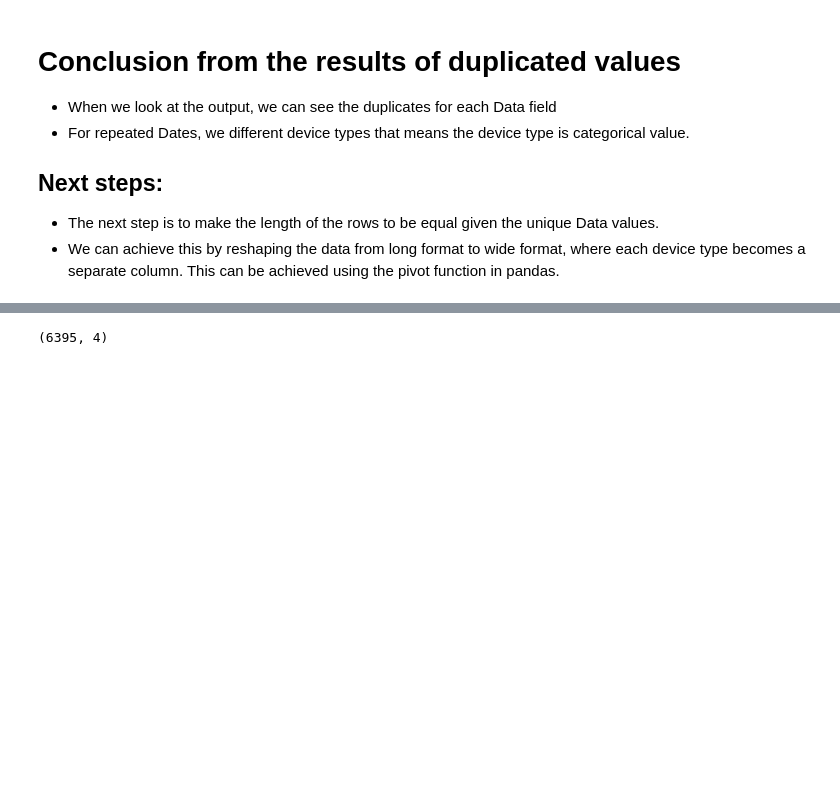
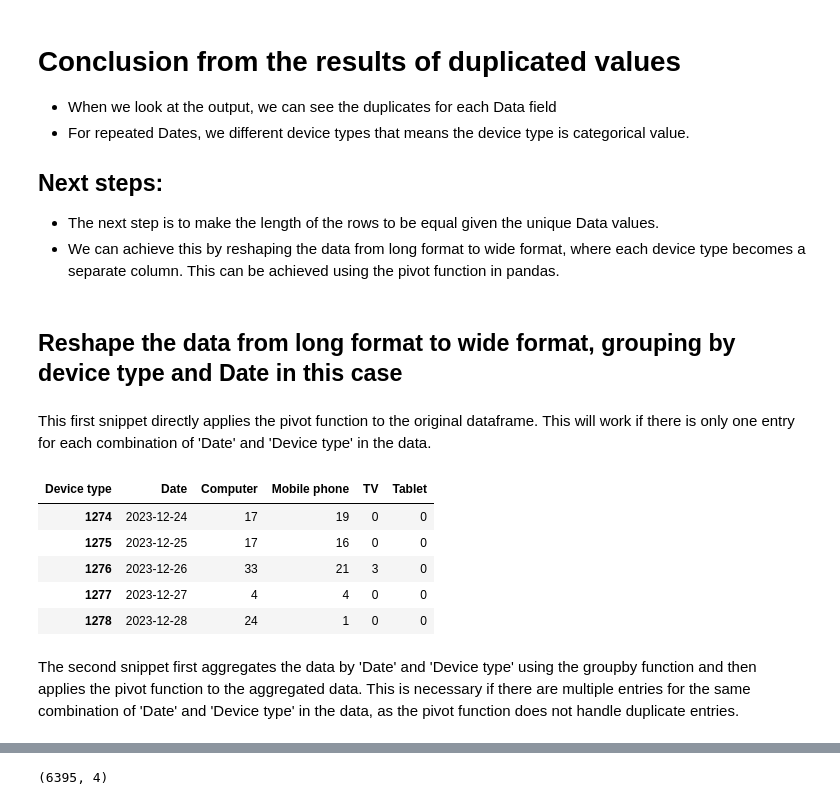
Before and after one commit to 10ac-group10/Redash_Chatbot_LLM, a Jupyter notebook: notebooks/data_understanding.ipynb, the cells around one changed output, grey strips where cells are left out. Drawn from its saved outputs; the diff is of its cells as text; code cells hidden in the pictures; blank space fills up the shorter version.

Commit message:
Reshape the data so that we have the same row number with Unique Dates values

```diff
--- a/notebooks/data_understanding.ipynb
+++ b/notebooks/data_understanding.ipynb
@@ -142,0 +128,21 @@ for name, df in dataframes.items():
+# %% [markdown]
+## Reshape the data from long format to wide format, grouping by device type and Date in this case
+# %% [markdown]
+This first snippet directly applies the pivot function to the original dataframe. This will work if there is only one entry for each combination of 'Date' and 'Device type' in the data.
+# %%
+# Pivot the data
+pivot_df = device_type_chart_df.pivot(index='Date', columns='Device type', values='Views')
+
+# Reset the index
+pivot_df.reset_index(inplace=True)
+# %%
+pivot_df.tail()
+# %% [output]
+| Device type | Date | Computer | Mobile phone | TV | Tablet |
+| 1274 | 2023-12-24 | 17 | 19 | 0 | 0 |
+| 1275 | 2023-12-25 | 17 | 16 | 0 | 0 |
+| 1276 | 2023-12-26 | 33 | 21 | 3 | 0 |
+| 1277 | 2023-12-27 | 4 | 4 | 0 | 0 |
+| 1278 | 2023-12-28 | 24 | 1 | 0 | 0 |
+# %% [markdown]
+The second snippet first aggregates the data by 'Date' and 'Device type' using the groupby function and then applies the pivot function to the aggregated data. This is necessary if there are multiple entries for the same combination of 'Date' and 'Device type' in the data, as the pivot function does not handle duplicate entries.
```
Also changed, not shown: parts of 3 cells of this notebook.
